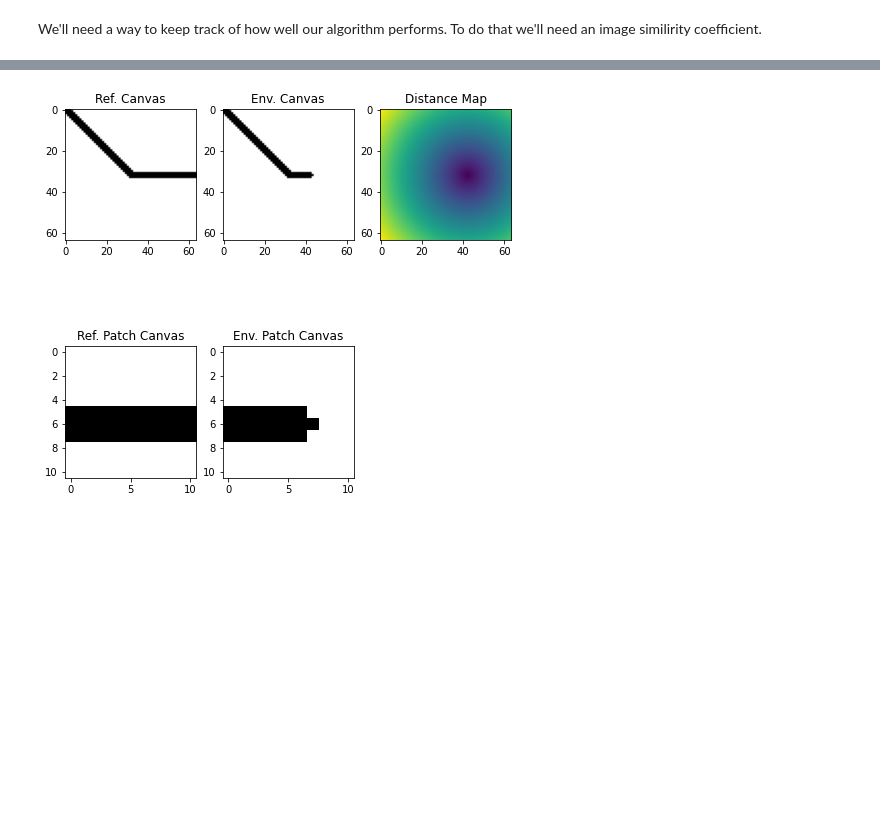
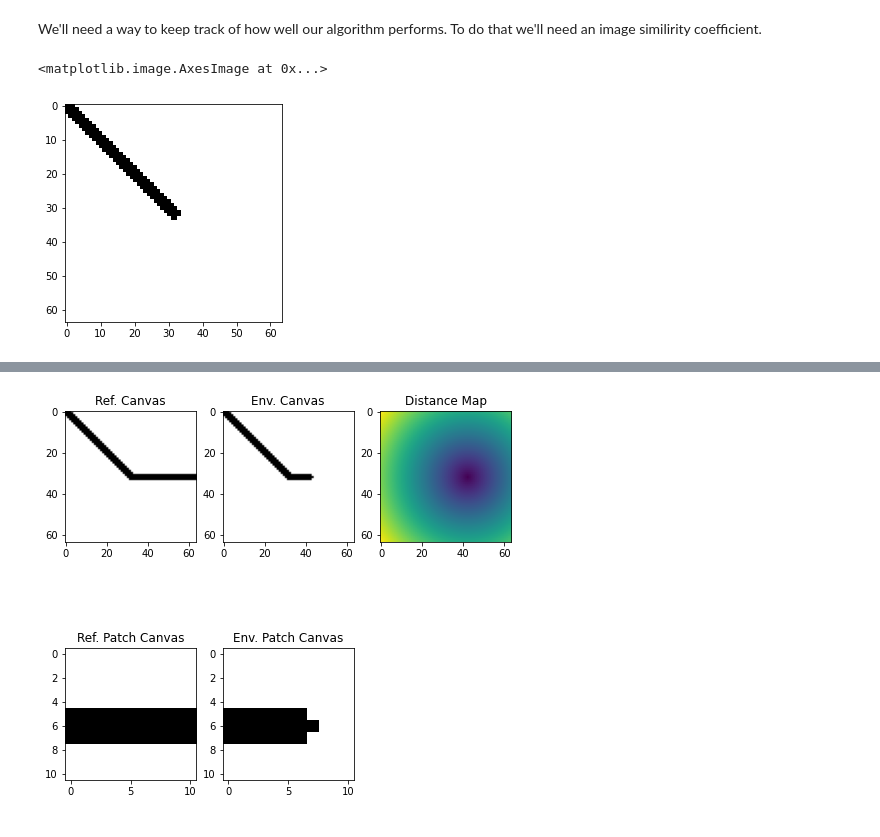
Before and after one commit to AlexStirban/RLPaint, a Jupyter notebook: Playground/RLPaint/image_sim.ipynb, the cells around one changed output, grey strips where cells are left out. Saved outputs shown, nothing was run; the diff lists cells and outputs as text; code cells hidden in the pictures; blank space fills up the shorter version.

```diff
--- a/Playground/RLPaint/image_sim.ipynb
+++ b/Playground/RLPaint/image_sim.ipynb
@@ -25,3 +25,12 @@ ref_canvas = cv2.line(ref_canvas, (32, 32), (64, 32), (0, 0, 0), 2)
 # Sim func
 mse = lambda x, y: np.sum((x - y) ** 2)
 mse = lambda x, y: np.sum((x - y) ** 2)
+# %%
+x = np.full((64, 64, 3), 255, dtype=np.uint8)
+z = cv2.cvtColor(x, cv2.COLOR_BGR2GRAY).astype(np.float32) / 255.0
+y = cv2.line(z, (0, 0), (32, 32), (0, 0, 0), 2)
+
+plt.imshow(y, cmap="gray")
+# %% [output]
+<matplotlib.image.AxesImage at 0x...>
+[figure, added]
```
Also changed, not shown: parts of 6 cells of this notebook, 4 other files.
